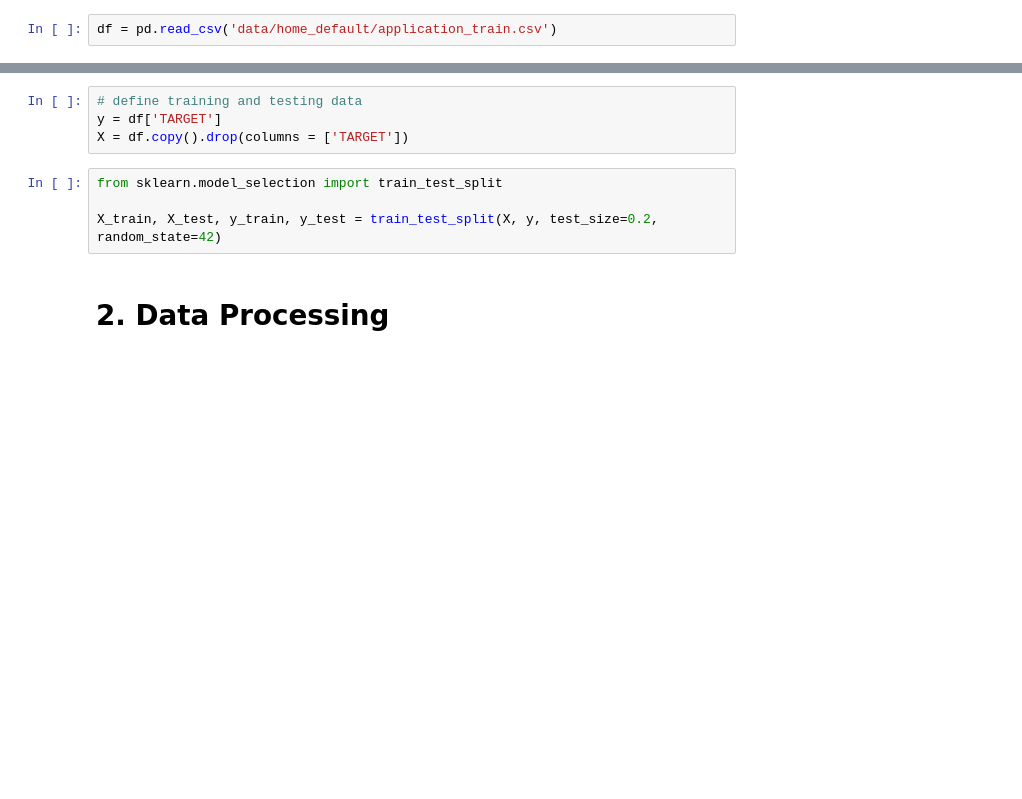
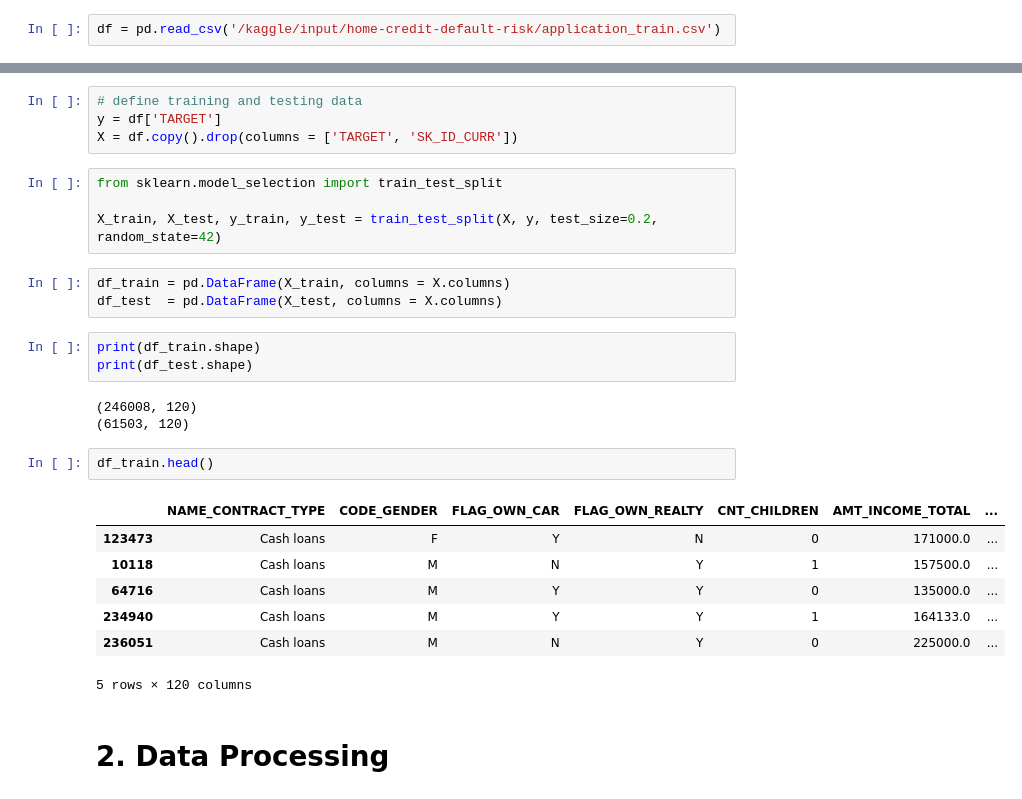
Before and after one commit to vivianchang2019/Home_Credit_Default_Risk, a Jupyter notebook: HCDR_02.ipynb, the cells around one changed output, grey strips where cells are left out. Saved outputs shown, nothing was run; the diff lists cells and outputs as text; blank space fills up the shorter version.

```diff
--- a/HCDR_02.ipynb
+++ b/HCDR_02.ipynb
@@ -23,7 +25,7 @@ task:
 import pandas as pd
 import numpy as np
 # %%
-df = pd.read_csv('data/home_default/application_train.csv')
+df = pd.read_csv('/kaggle/input/home-credit-default-risk/application_train.csv')
 # %%
 df.shape
 # %% [output]
@@ -53,11 +55,30 @@ Name: TARGET, dtype: float64
 # %%
 # define training and testing data
 y = df['TARGET']
-X = df.copy().drop(columns = ['TARGET'])
+X = df.copy().drop(columns = ['TARGET', 'SK_ID_CURR'])
 # %%
 from sklearn.model_selection import train_test_split
 
 X_train, X_test, y_train, y_test = train_test_split(X, y, test_size=0.2, random_state=42)
+# %%
+df_train = pd.DataFrame(X_train, columns = X.columns)
+df_test  = pd.DataFrame(X_test, columns = X.columns)
+# %%
+print(df_train.shape)
+print(df_test.shape)
+# %% [output]
+(246008, 120)
+(61503, 120)
+# %%
+df_train.head()
+# %% [output]
+|  | NAME_CONTRACT_TYPE | CODE_GENDER | FLAG_OWN_CAR | FLAG_OWN_REALTY | CNT_CHILDREN | AMT_INCOME_TOTAL | ... |
+| 123473 | Cash loans | F | Y | N | 0 | 171000.0 | ... |
+| 10118 | Cash loans | M | N | Y | 1 | 157500.0 | ... |
+| 64716 | Cash loans | M | Y | Y | 0 | 135000.0 | ... |
+| 234940 | Cash loans | M | Y | Y | 1 | 164133.0 | ... |
+| 236051 | Cash loans | M | N | Y | 0 | 225000.0 | ... |
+5 rows × 120 columns
 # %% [markdown]
 # 2. Data Processing
 # %% [markdown]
```
Also changed, not shown: parts of 44 cells of this notebook, 2 other files.
